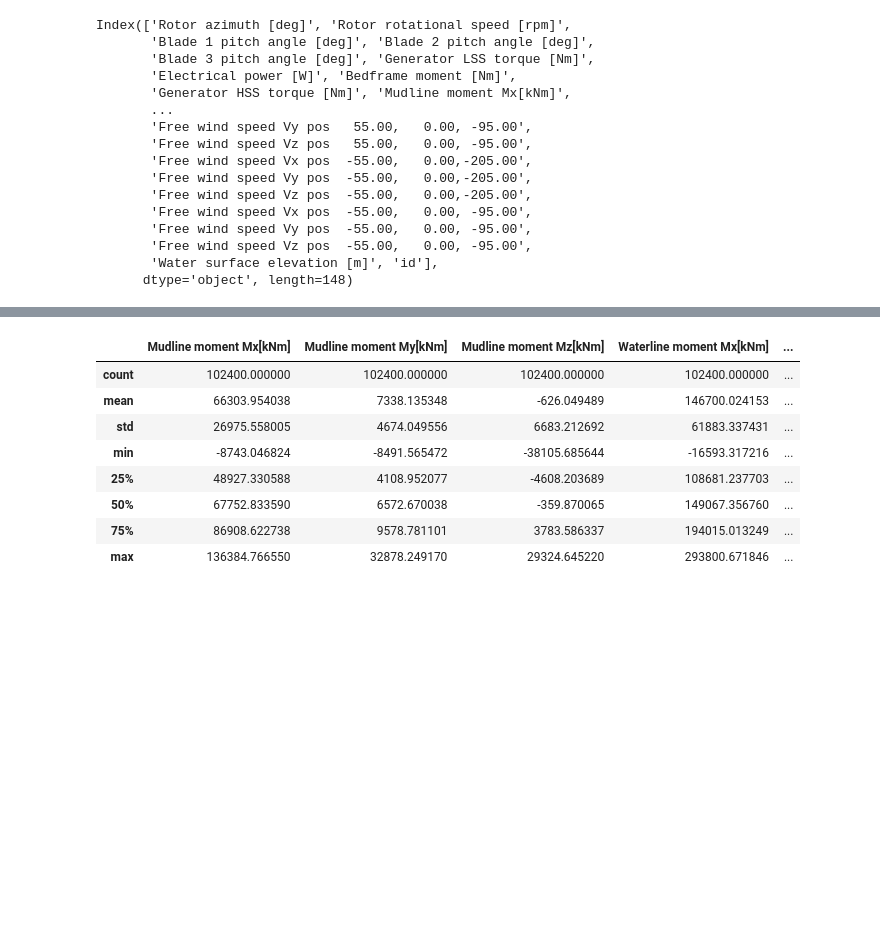
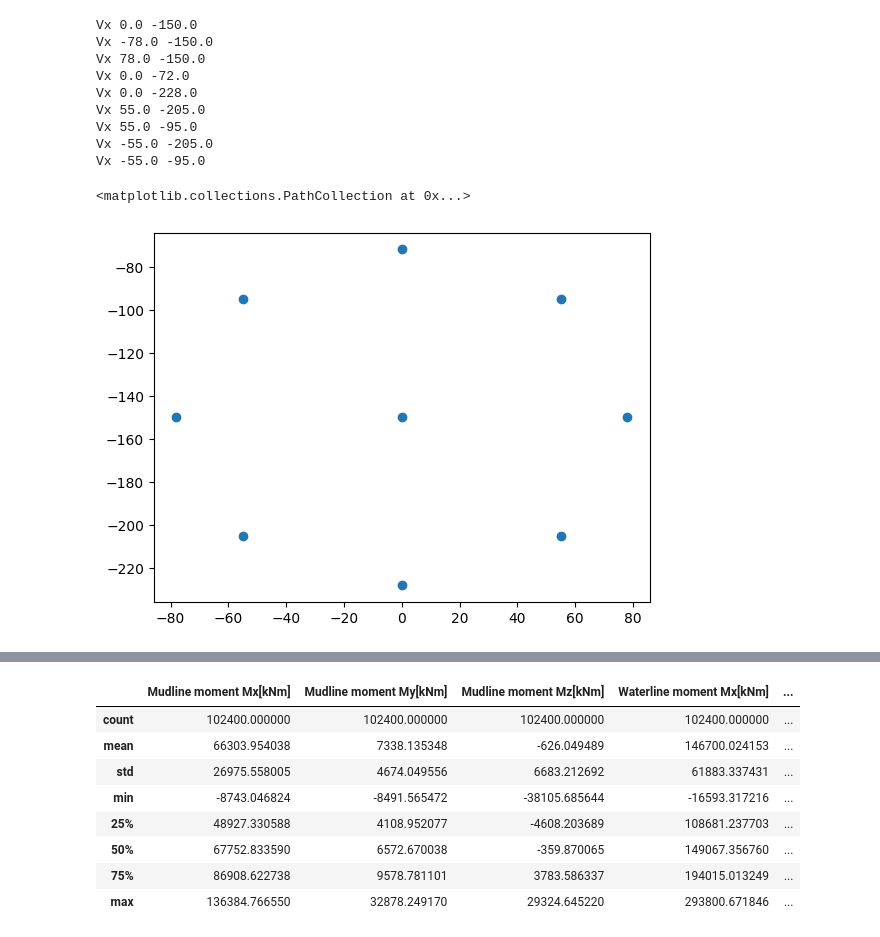
Before and after one commit to zwergon/wind_bench, a Jupyter notebook: notebooks/wb_data.ipynb, the cells around one changed output, grey strips where cells are left out. Cells and saved outputs as stored; diff of their text form; code cells hidden in the pictures; blank space fills up the shorter version.

Commit message:
change arguments - add wind_process notebook

```diff
--- a/notebooks/wb_data.ipynb
+++ b/notebooks/wb_data.ipynb
@@ -8,7 +8,7 @@ credential = DefaultAzureCredential()
 # Get a handle to the workspace
 ml_client = MLClient(
     credential=credential,
-    subscription_id="239dc480-600f-413c-ae8c-8a5bbc17ed87",
-    resource_group_name="rg-ml-jef",
-    workspace_name="mltry",
+    subscription_id="8a889cf2-7b3d-4003-824e-b503f56604b0",
+    resource_group_name="rg-jef-ml",
+    workspace_name="ml-gpu",
 )
@@ -54,4 +56,5 @@ azureml://subscriptions/239dc480-600f-413c-ae8c-8a5bbc17ed87/resourcegroups/rg-m
 # %%
 import pandas as pd
 
-df = pd.read_parquet(data_asset.path)
+df = pd.read_parquet(data_asset.path, columns=wind_columns)
+df.head()
@@ -58,19 +68,0 @@ df = pd.read_parquet(data_asset.path)
-# %%
-df.columns
-# %% [output]
-Index(['Rotor azimuth [deg]', 'Rotor rotational speed [rpm]',
-       'Blade 1 pitch angle [deg]', 'Blade 2 pitch angle [deg]',
-       'Blade 3 pitch angle [deg]', 'Generator LSS torque [Nm]',
-       'Electrical power [W]', 'Bedframe moment [Nm]',
-       'Generator HSS torque [Nm]', 'Mudline moment Mx[kNm]',
-       ...
-       'Free wind speed Vy pos   55.00,   0.00, -95.00',
-       'Free wind speed Vz pos   55.00,   0.00, -95.00',
-       'Free wind speed Vx pos  -55.00,   0.00,-205.00',
-       'Free wind speed Vy pos  -55.00,   0.00,-205.00',
-       'Free wind speed Vz pos  -55.00,   0.00,-205.00',
-       'Free wind speed Vx pos  -55.00,   0.00, -95.00',
-       'Free wind speed Vy pos  -55.00,   0.00, -95.00',
-       'Free wind speed Vz pos  -55.00,   0.00, -95.00',
-       'Water surface elevation [m]', 'id'],
-      dtype='object', length=148)
@@ -97,3 +69,35 @@ y_columns = [
+# %%
+with open("columns.txt", 'w') as f:
+    for c in df.columns:
+        f.write(f"\"{c}\",\n")
+# %%
+import re
+import matplotlib.pyplot as plt
+
+X = []
+Z = []
+for c in df.columns:
+    m = re.match("Free wind speed (V[x|y|z]) pos\\s+([-+]?\\d+.\\d+),\\s*([-+]?\\d+.\d+),\\s*([-+]?\\d+.\\d+)", c)
+    if  m and m.group(1) == 'Vx':
+        x = float(m.group(2))
+        y = float(m.group(4))
+        print(m.group(1), x, y)
+        X.append(x)
+        Z.append(y)
+
+plt.scatter(X, Z)
+# %% [output]
+Vx 0.0 -150.0
+Vx -78.0 -150.0
+Vx 78.0 -150.0
+Vx 0.0 -72.0
+Vx 0.0 -228.0
+Vx 55.0 -205.0
+Vx 55.0 -95.0
+Vx -55.0 -205.0
+Vx -55.0 -95.0
+<matplotlib.collections.PathCollection at 0x...>
+[figure, added]
 # %%
 x_stats = dict(df[x_columns].describe())
 for i in range(len(x_columns)):
```
Also changed, not shown: parts of 9 cells of this notebook, 19 other files.
